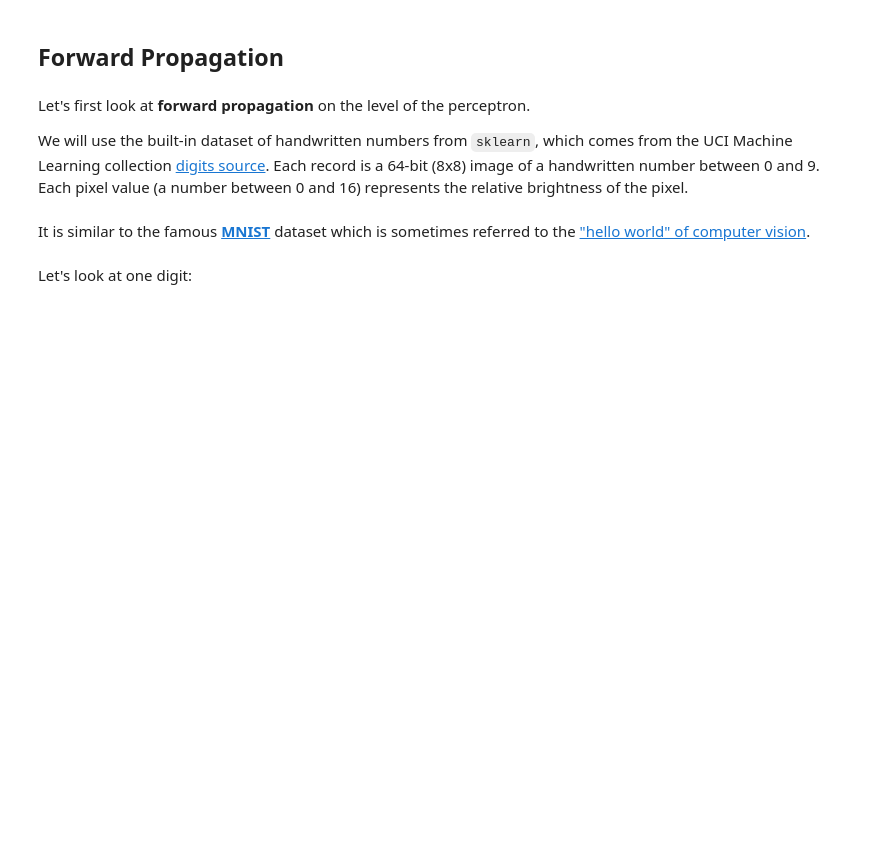
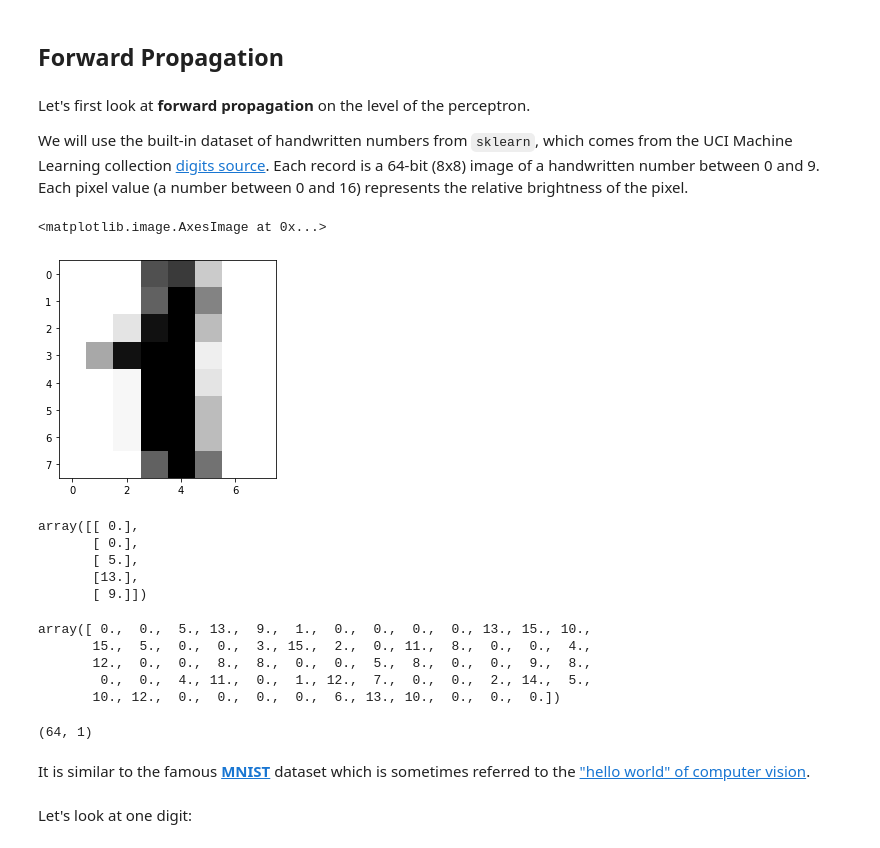
Before and after one commit to dvdhartsman/NTL-DS-080723, a Jupyter notebook: 4phase/52-neural_network_architecture.ipynb, the cells around one changed output. Cells and saved outputs as stored; diff of their text form; code cells hidden in the pictures; blank space fills up the shorter version.

```diff
--- a/4phase/52-neural_network_architecture.ipynb
+++ b/4phase/52-neural_network_architecture.ipynb
@@ -144,7 +144,30 @@ Remember, any parameter adjusted to enhance the neural network's learning _is_ a
 Let's first look at **forward propagation** on the level of the perceptron.
 
 We will use the built-in dataset of handwritten numbers from `sklearn`, which comes from the UCI Machine Learning collection [digits source](https://archive.ics.uci.edu/ml/datasets/Optical+Recognition+of+Handwritten+Digits). Each record is a 64-bit (8x8) image of a handwritten number between 0 and 9. Each pixel value (a number between 0 and 16) represents the relative brightness of the pixel.
+# %%
+plt.imshow(digits.images[1], cmap="Greys")
+# %% [output]
+<matplotlib.image.AxesImage at 0x...>
+[figure, added]
+# %%
+# this is the actual image file, and it is an (8,8) matrix as opposed to a (64,) vector
+digits.images[0] # -> the image file
+digits.images[0].flatten().reshape(digits.images[0].flatten().shape[0], -1)[:5]
+# %% [output]
+array([[ 0.],
+       [ 0.],
+       [ 5.],
+       [13.],
+       [ 9.]])
+# %%
+digits.data[0].shape
+# %% [output]
+array([ 0.,  0.,  5., 13.,  9.,  1.,  0.,  0.,  0.,  0., 13., 15., 10.,
+       15.,  5.,  0.,  0.,  3., 15.,  2.,  0., 11.,  8.,  0.,  0.,  4.,
+       12.,  0.,  0.,  8.,  8.,  0.,  0.,  5.,  8.,  0.,  0.,  9.,  8.,
+        0.,  0.,  4., 11.,  0.,  1., 12.,  7.,  0.,  0.,  2., 14.,  5.,
+       10., 12.,  0.,  0.,  0.,  0.,  6., 13., 10.,  0.,  0.,  0.])
 # %%
-digits = load_digits()
-flat_image = np.array(digits.data[0]).reshape(digits.data[0].shape[0], -1)
-eight_by_eight_image = digits.images[0]
+np.array(digits.data[0]).reshape(digits.data[0].shape[0], -1).shape
+# %% [output]
+(64, 1)
```
Also changed, not shown: parts of 28 cells of this notebook, 3 other files.
